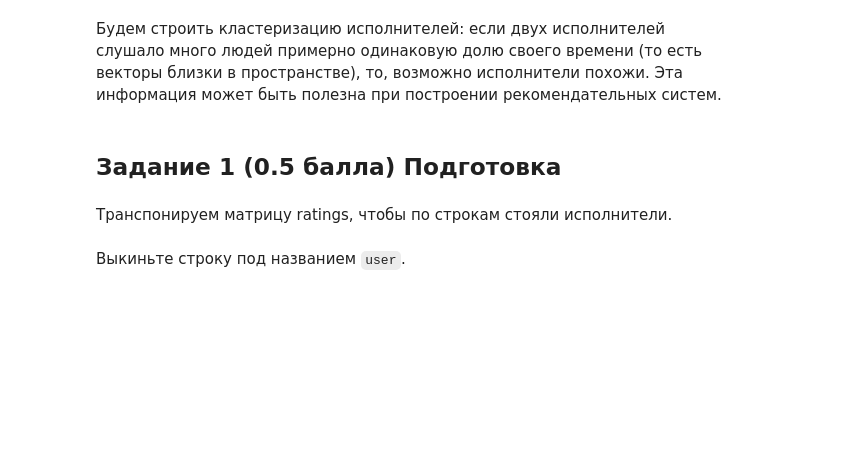
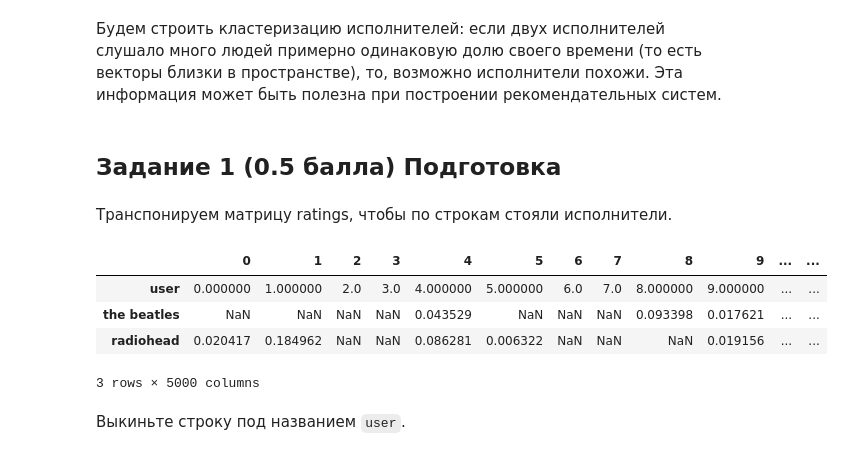
Before and after one commit to Bosbobos/IAD, a Jupyter notebook: MachineLeariningBasics/hw08_boosting_clustering/hw08_boosting_clustering.ipynb, the cells around one changed output. Cells and saved outputs as stored; diff of their text form; code cells hidden in the pictures; blank space fills up the shorter version.

```diff
--- a/MachineLeariningBasics/hw08_boosting_clustering/hw08_boosting_clustering.ipynb
+++ b/MachineLeariningBasics/hw08_boosting_clustering/hw08_boosting_clustering.ipynb
@@ -377,7 +377,14 @@ ratings.head()
 # %% [markdown]
 Транспонируем матрицу ratings, чтобы по строкам стояли исполнители.
 # %%
-# -- YOUR CODE HERE --
+ratings = ratings.transpose()
+ratings.head(3)
+# %% [output]
+|  | 0 | 1 | 2 | 3 | 4 | 5 | 6 | 7 | 8 | 9 | ... | ... |
+| user | 0.000000 | 1.000000 | 2.0 | 3.0 | 4.000000 | 5.000000 | 6.0 | 7.0 | 8.000000 | 9.000000 | ... | ... |
+| the beatles | NaN | NaN | NaN | NaN | 0.043529 | NaN | NaN | NaN | 0.093398 | 0.017621 | ... | ... |
+| radiohead | 0.020417 | 0.184962 | NaN | NaN | 0.086281 | 0.006322 | NaN | NaN | NaN | 0.019156 | ... | ... |
+3 rows × 5000 columns
 # %% [markdown]
 Выкиньте строку под названием `user`.
 # %%
```
Also changed, not shown: parts of 10 cells of this notebook.
